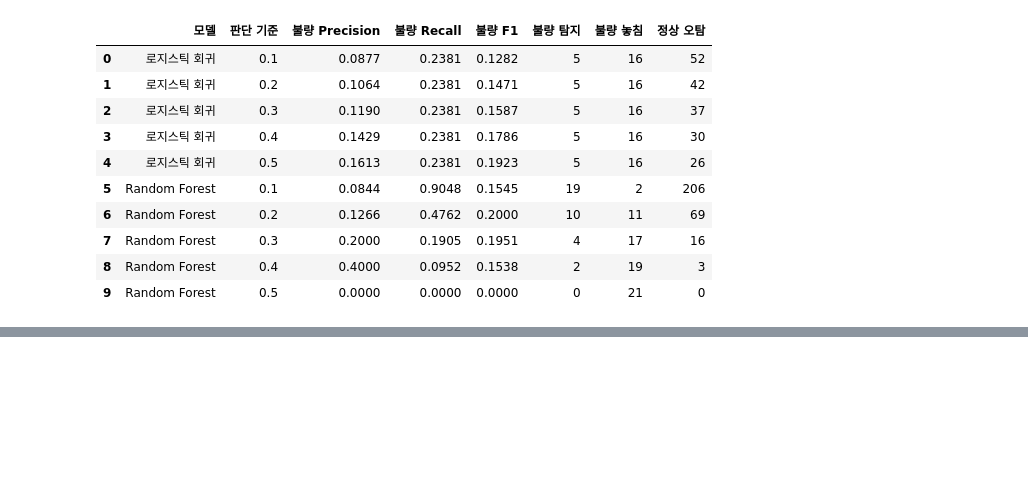
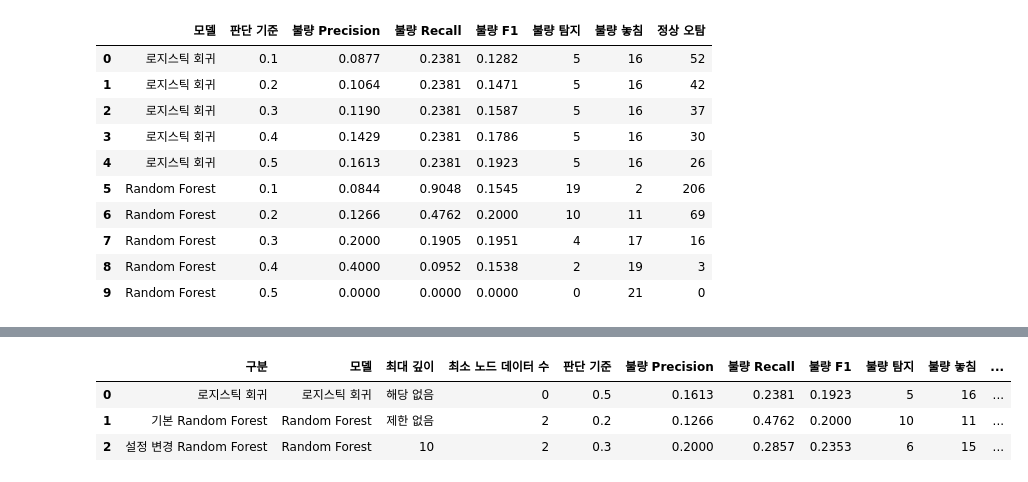
Before and after one commit to Haluey/manufacturing-defect-prediction, a Jupyter notebook: notebooks/02_model_training.ipynb, the cells around one changed output, grey strips where cells are left out. Saved outputs shown, nothing was run; the diff lists cells and outputs as text; code cells hidden in the pictures; blank space fills up the shorter version.

```diff
--- a/notebooks/02_model_training.ipynb
+++ b/notebooks/02_model_training.ipynb
@@ -371,0 +432,47 @@ print("불량 판단 기준:", selected_threshold)
+# %%
+# 로지스틱 회귀의 판단 기준별 결과
+logistic_candidates = threshold_comparison[
+    threshold_comparison["모델"] == "로지스틱 회귀"
+].copy()
+logistic_candidates["최대 깊이"] = "해당 없음"
+logistic_candidates["최소 노드 데이터 수"] = 0
+
+# 기본 Random Forest도 experiment_comparison에 포함되어 있음
+all_candidates = pd.concat(
+    [logistic_candidates, experiment_comparison], ignore_index=True
+)
+ranked_candidates = all_candidates.sort_values(
+    ["불량 F1", "불량 Recall", "불량 Precision"],
+    ascending=[False, False, False],
+    kind="stable"
+).reset_index(drop=True)
+
+comparison_columns = [
+    "모델", "최대 깊이", "최소 노드 데이터 수", "판단 기준",
+    "불량 Precision", "불량 Recall", "불량 F1",
+    "불량 탐지", "불량 놓침", "정상 오탐"
+]
+
+# 각 그룹의 최고 후보만 비교
+basic_forest_mask = (
+    (ranked_candidates["모델"] == "Random Forest")
+    & (ranked_candidates["최대 깊이"] == "제한 없음")
+    & (ranked_candidates["최소 노드 데이터 수"] == 2)
+)
+logistic_mask = ranked_candidates["모델"] == "로지스틱 회귀"
+changed_forest_mask = (
+    (ranked_candidates["모델"] == "Random Forest") & ~basic_forest_mask
+)
+
+best_by_group = pd.concat([
+    ranked_candidates[logistic_mask].head(1).assign(구분="로지스틱 회귀"),
+    ranked_candidates[basic_forest_mask].head(1).assign(구분="기본 Random Forest"),
+    ranked_candidates[changed_forest_mask].head(1).assign(구분="설정 변경 Random Forest")
+], ignore_index=True)
+
+best_by_group[["구분"] + comparison_columns].round(4)
+# %% [output]
+|  | 구분 | 모델 | 최대 깊이 | 최소 노드 데이터 수 | 판단 기준 | 불량 Precision | 불량 Recall | 불량 F1 | 불량 탐지 | 불량 놓침 | ... |
+| 0 | 로지스틱 회귀 | 로지스틱 회귀 | 해당 없음 | 0 | 0.5 | 0.1613 | 0.2381 | 0.1923 | 5 | 16 | ... |
+| 1 | 기본 Random Forest | Random Forest | 제한 없음 | 2 | 0.2 | 0.1266 | 0.4762 | 0.2000 | 10 | 11 | ... |
+| 2 | 설정 변경 Random Forest | Random Forest | 10 | 2 | 0.3 | 0.2000 | 0.2857 | 0.2353 | 6 | 15 | ... |
```
Also changed, not shown: parts of 25 cells of this notebook, 10 other files.
